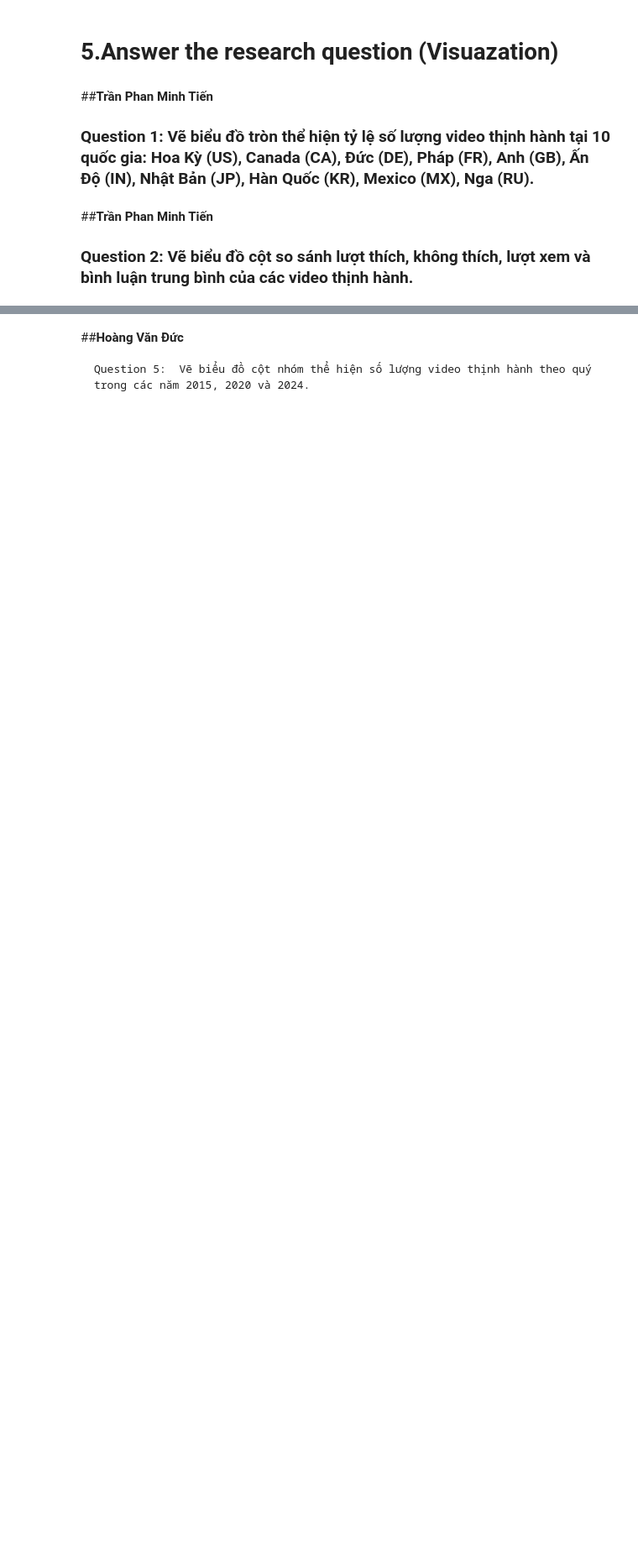
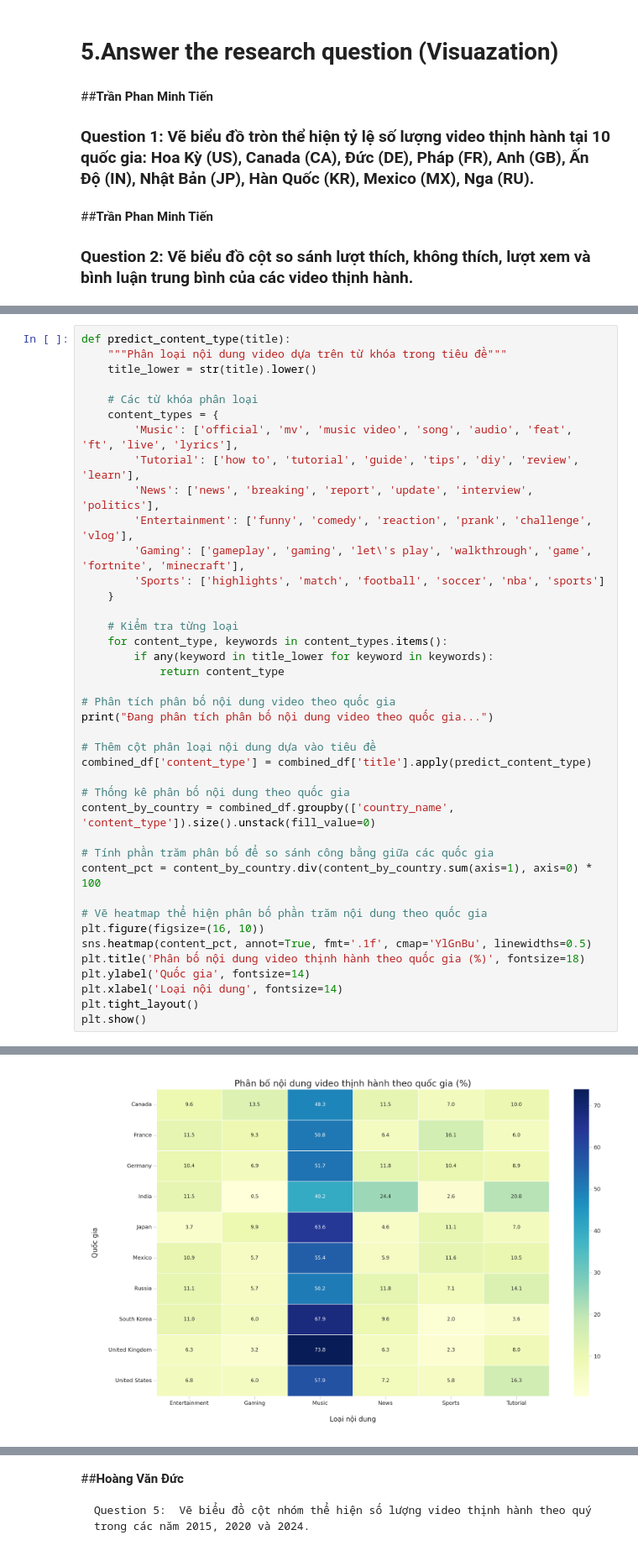
Before and after one commit to YumeSoft/Youtube-Data-Analysis-Project, a Jupyter notebook: Project_DA_cuối_kỳ.ipynb, the cells around one changed output, grey strips where cells are left out. Shown at 84% size. Cells and saved outputs as stored; diff of their text form; blank space fills up the shorter version.

Commit message:
Thuan cay: lam question 3 nhung khong bieet nen lam question gi tiep theo

```diff
--- a/Project_DA_cuối_kỳ.ipynb
+++ b/Project_DA_cuối_kỳ.ipynb
@@ -757,0 +768,41 @@ combined_df.sample(10, random_state=42)
+# %%
+def predict_content_type(title):
+    """Phân loại nội dung video dựa trên từ khóa trong tiêu đề"""
+    title_lower = str(title).lower()
+
+    # Các từ khóa phân loại
+    content_types = {
+        'Music': ['official', 'mv', 'music video', 'song', 'audio', 'feat', 'ft', 'live', 'lyrics'],
+        'Tutorial': ['how to', 'tutorial', 'guide', 'tips', 'diy', 'review', 'learn'],
+        'News': ['news', 'breaking', 'report', 'update', 'interview', 'politics'],
+        'Entertainment': ['funny', 'comedy', 'reaction', 'prank', 'challenge', 'vlog'],
+        'Gaming': ['gameplay', 'gaming', 'let\'s play', 'walkthrough', 'game', 'fortnite', 'minecraft'],
+        'Sports': ['highlights', 'match', 'football', 'soccer', 'nba', 'sports']
+    }
+
+    # Kiểm tra từng loại
+    for content_type, keywords in content_types.items():
+        if any(keyword in title_lower for keyword in keywords):
+            return content_type
+
+# Phân tích phân bố nội dung video theo quốc gia
+print("Đang phân tích phân bố nội dung video theo quốc gia...")
+
+# Thêm cột phân loại nội dung dựa vào tiêu đề
+combined_df['content_type'] = combined_df['title'].apply(predict_content_type)
+
+# Thống kê phân bố nội dung theo quốc gia
+content_by_country = combined_df.groupby(['country_name', 'content_type']).size().unstack(fill_value=0)
+
+# Tính phần trăm phân bố để so sánh công bằng giữa các quốc gia
+content_pct = content_by_country.div(content_by_country.sum(axis=1), axis=0) * 100
+
+# Vẽ heatmap thể hiện phân bố phần trăm nội dung theo quốc gia
+plt.figure(figsize=(16, 10))
+sns.heatmap(content_pct, annot=True, fmt='.1f', cmap='YlGnBu', linewidths=0.5)
+plt.title('Phân bố nội dung video thịnh hành theo quốc gia (%)', fontsize=18)
+plt.ylabel('Quốc gia', fontsize=14)
+plt.xlabel('Loại nội dung', fontsize=14)
+plt.tight_layout()
+plt.show()
+# %% [output]
@@ -757,0 +810 @@ combined_df.sample(10, random_state=42)
+[figure, added]
```
Also changed, not shown: parts of 7 cells of this notebook.
